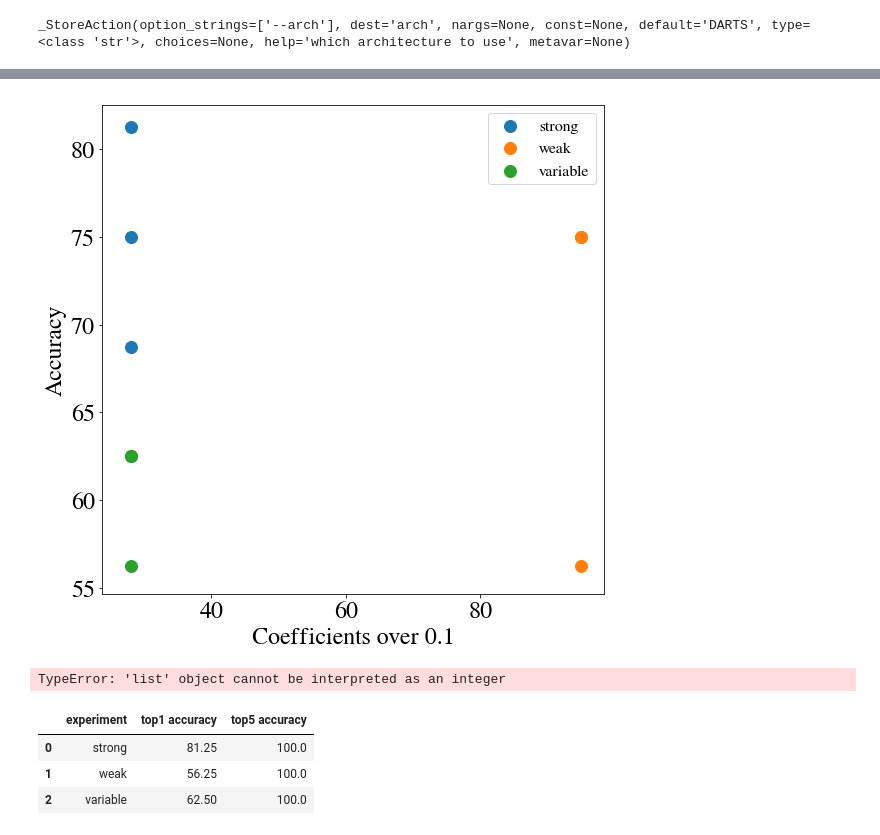
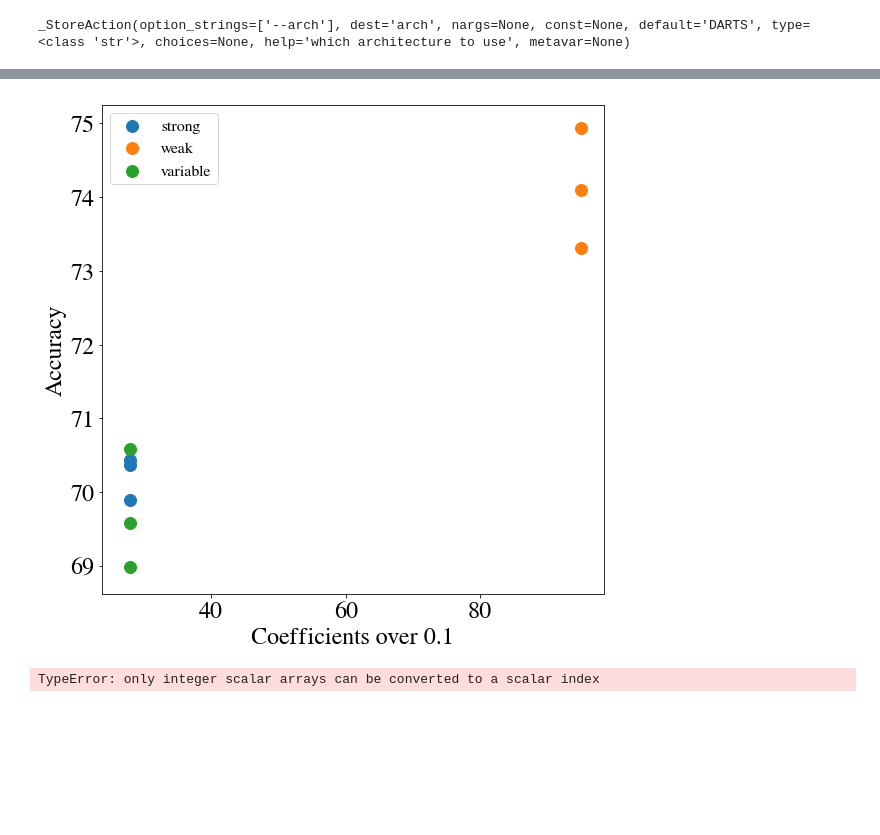
Before and after one commit to Intelligent-Systems-Phystech/2018-Project-11, a Jupyter notebook: code_cnn/accuracy_regularization.ipynb, the cells around one changed output, grey strips where cells are left out. Drawn from its saved outputs; the diff is of its cells as text; code cells hidden in the pictures; blank space fills up the shorter version.

```diff
--- a/code_cnn/accuracy_regularization.ipynb
+++ b/code_cnn/accuracy_regularization.ipynb
@@ -253,27 +255,20 @@ table
 # %%
 import numpy as np
 
-pts_x, pts_y = np.load('./pts.npy')
+pts_x = [28., 28., 28., 95., 95., 95., 28., 28., 28.]
+pts_y = [70.3700, 69.8900, 70.4400, 74.0900, 73.3100, 74.9400, 69.5800, 70.5900, 68.9900]
 plt.figure(figsize=(9, 9))
 plt.xlabel('Coefficients over 0.1')
 plt.ylabel('Accuracy')
 for gr in range(3):
     st, fin = gr * 3, (gr + 1) * 3
     plt.scatter(pts_x[st:fin], pts_y[st:fin], label = exps[gr])
 plt.legend()
 plt.show()
 # %% [output]
-[figure, old version]
+[figure, new version]
 # %%
 np.save('./pts', np.ndarray([pts_x, pts_y]))
 np.save('./tops', np.ndarray([tops_ms]))
-np.
 # %% [output]
-TypeError: 'list' object cannot be interpreted as an integer
+TypeError: only integer scalar arrays can be converted to a scalar index
-# %%
-table
-# %% [output]
-|  | experiment | top1 accuracy | top5 accuracy |
-| 0 | strong | 81.25 | 100.0 |
-| 1 | weak | 56.25 | 100.0 |
-| 2 | variable | 62.50 | 100.0 |
```
Also changed, not shown: parts of 6 cells of this notebook.
